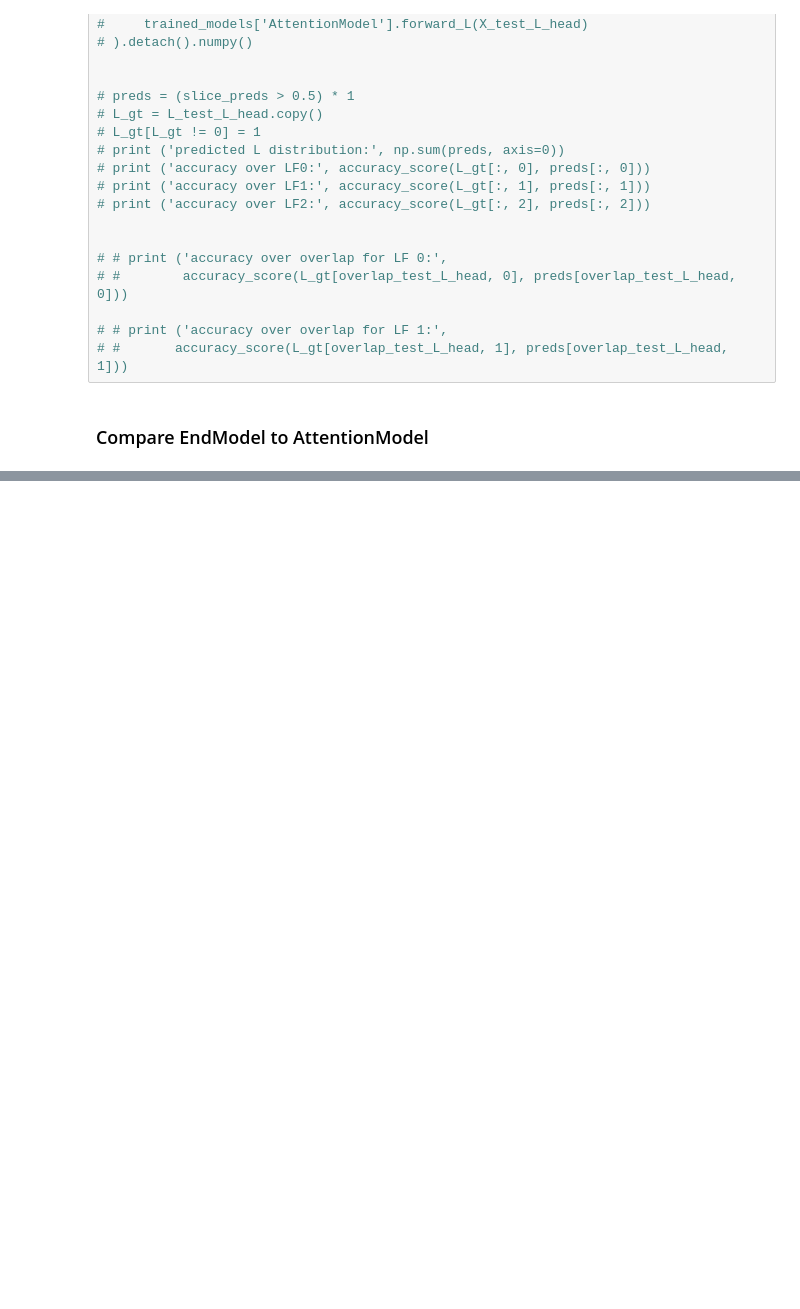
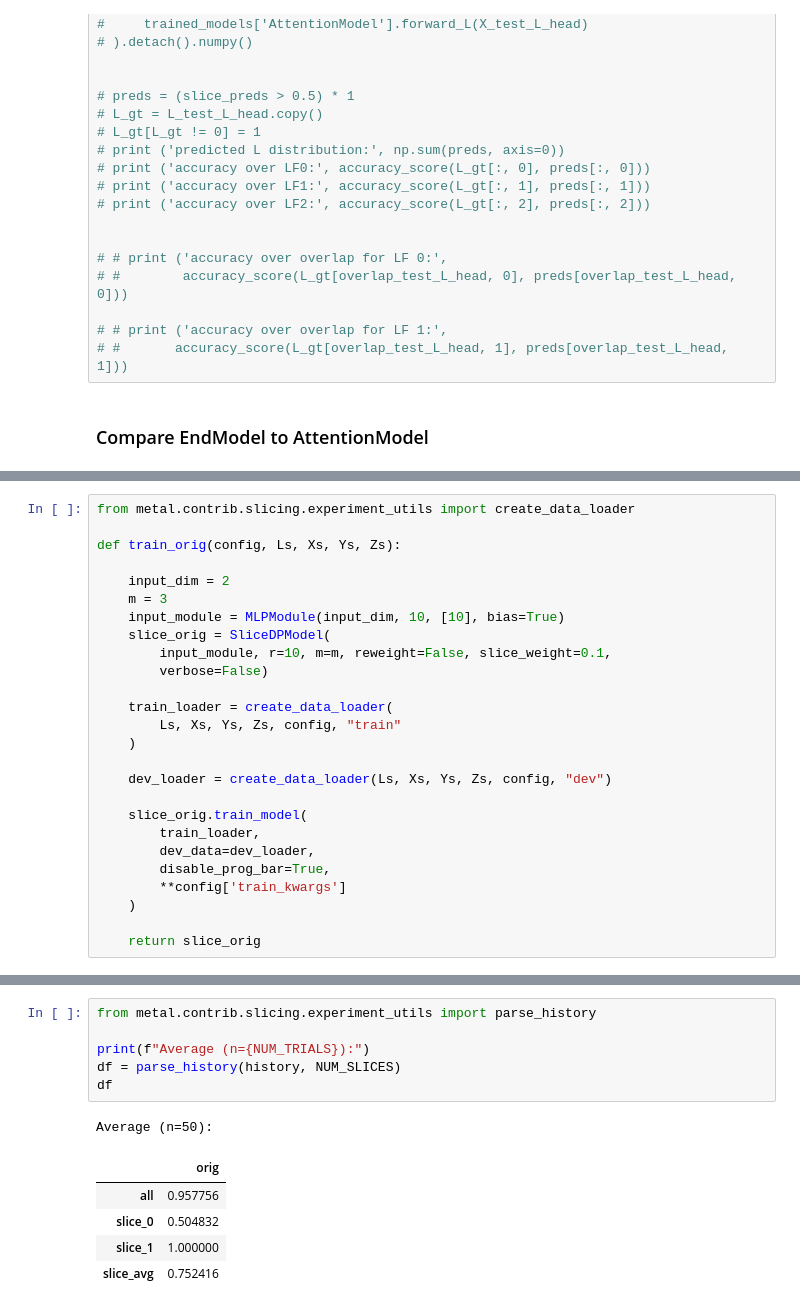
Before and after one commit to tsy935/metal, a Jupyter notebook: metal/contrib/slicing/synthetics/synthetics-sandbox.ipynb, the cells around one changed output, grey strips where cells are left out. Drawn from its saved outputs; the diff is of its cells as text; blank space fills up the shorter version.

```diff
--- a/metal/contrib/slicing/synthetics/synthetics-sandbox.ipynb
+++ b/metal/contrib/slicing/synthetics/synthetics-sandbox.ipynb
@@ -498,0 +141,26 @@ Accuracy: 0.985
+# %%
+from metal.contrib.slicing.experiment_utils import create_data_loader
+
+def train_orig(config, Ls, Xs, Ys, Zs):
+
+    input_dim = 2
+    m = 3
+    input_module = MLPModule(input_dim, 10, [10], bias=True)
+    slice_orig = SliceDPModel(
+        input_module, r=10, m=m, reweight=False, slice_weight=0.1,
+        verbose=False)
+
+    train_loader = create_data_loader(
+        Ls, Xs, Ys, Zs, config, "train"
+    )
+
+    dev_loader = create_data_loader(Ls, Xs, Ys, Zs, config, "dev")
+
+    slice_orig.train_model(
+        train_loader,
+        dev_data=dev_loader,
+        disable_prog_bar=True,
+        **config['train_kwargs']
+    )
+
+    return slice_orig
@@ -498,0 +413,13 @@ Accuracy: 0.985
+# %%
+from metal.contrib.slicing.experiment_utils import parse_history
+
+print(f"Average (n={NUM_TRIALS}):")
+df = parse_history(history, NUM_SLICES)
+df
+# %% [output]
+Average (n=50):
+|  | orig |
+| all | 0.957756 |
+| slice_0 | 0.504832 |
+| slice_1 | 1.000000 |
+| slice_avg | 0.752416 |
```
Also changed, not shown: parts of 16 cells of this notebook, 3 other files.
